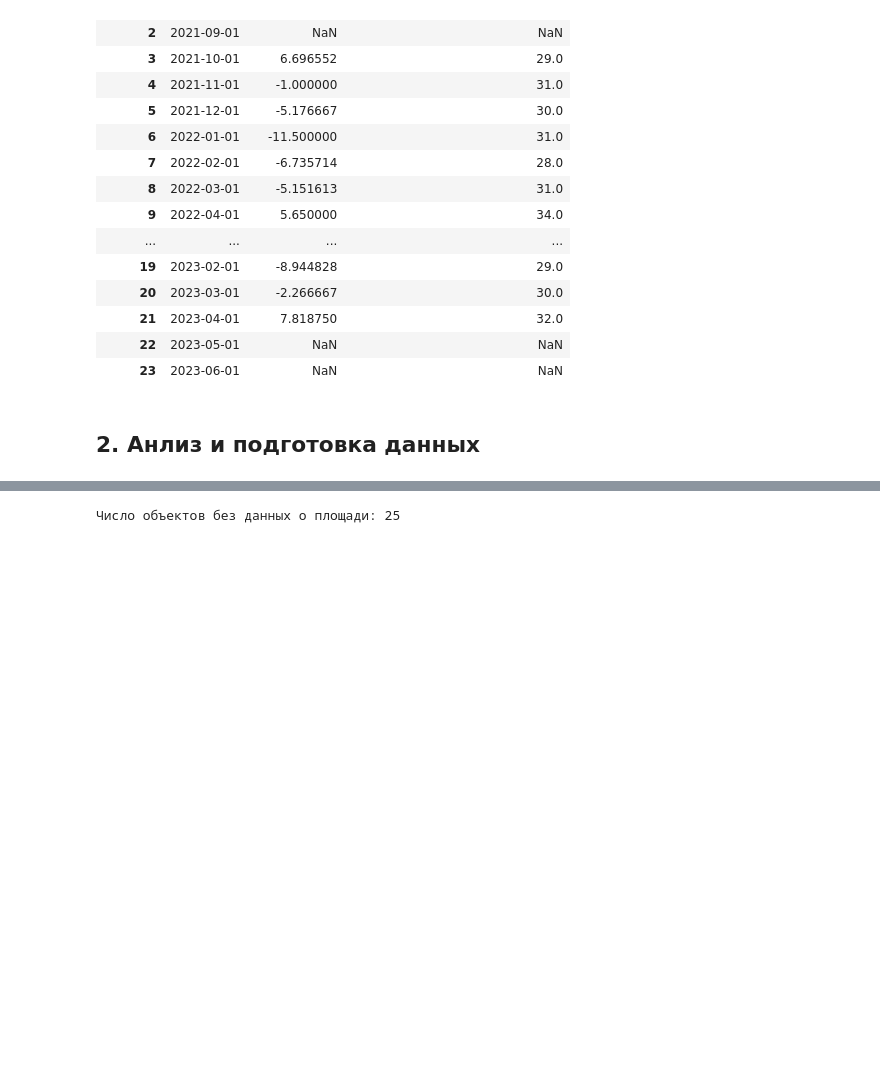
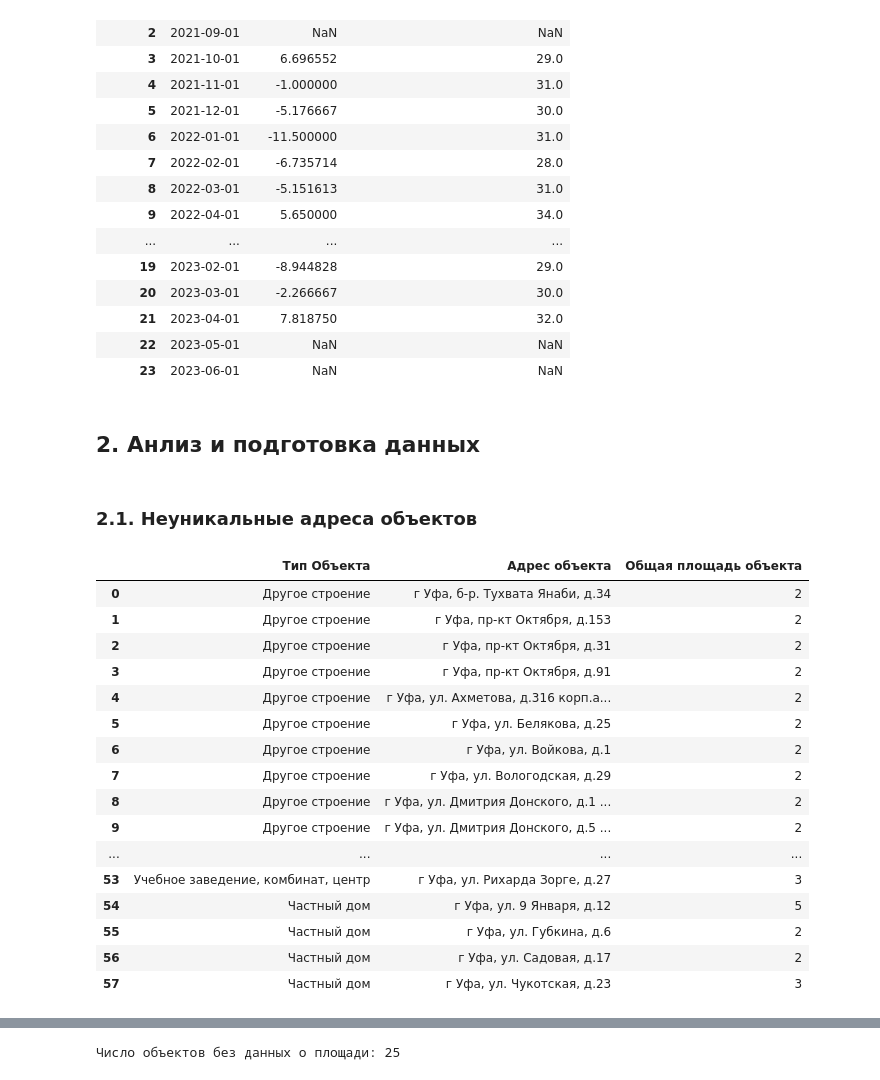
Before and after one commit to YaninaK/anomaly-detection, a Jupyter notebook: notebooks/01_EDA_&_data_preprocessing.ipynb, the cells around one changed output, grey strips where cells are left out. Saved outputs shown, nothing was run; the diff lists cells and outputs as text; code cells hidden in the pictures; blank space fills up the shorter version.

```diff
--- a/notebooks/01_EDA_&_data_preprocessing.ipynb
+++ b/notebooks/01_EDA_&_data_preprocessing.ipynb
@@ -125,3 +125,27 @@ temperature
 # %%
 preprocess = Preprocess()
 data, buildings = preprocess.fit_transform(data, buildings)
+# %% [markdown]
+### 2.1. Неуникальные адреса объектов
+# %%
+df = buildings.groupby(["Тип Объекта", "Адрес объекта"])["Общая площадь объекта"].count()
+df = df[df > 1].reset_index()
+df
+# %% [output]
+|  | Тип Объекта | Адрес объекта | Общая площадь объекта |
+| 0 | Другое строение | г Уфа, б-р. Тухвата Янаби, д.34 | 2 |
+| 1 | Другое строение | г Уфа, пр-кт Октября, д.153 | 2 |
+| 2 | Другое строение | г Уфа, пр-кт Октября, д.31 | 2 |
+| 3 | Другое строение | г Уфа, пр-кт Октября, д.91 | 2 |
+| 4 | Другое строение | г Уфа, ул. Ахметова, д.316 корп.а... | 2 |
+| 5 | Другое строение | г Уфа, ул. Белякова, д.25 | 2 |
+| 6 | Другое строение | г Уфа, ул. Войкова, д.1 | 2 |
+| 7 | Другое строение | г Уфа, ул. Вологодская, д.29 | 2 |
+| 8 | Другое строение | г Уфа, ул. Дмитрия Донского, д.1 ... | 2 |
+| 9 | Другое строение | г Уфа, ул. Дмитрия Донского, д.5 ... | 2 |
+| ... | ... | ... | ... |
+| 53 | Учебное заведение, комбинат, центр | г Уфа, ул. Рихарда Зорге, д.27 | 3 |
+| 54 | Частный дом | г Уфа, ул. 9 Января, д.12 | 5 |
+| 55 | Частный дом | г Уфа, ул. Губкина, д.6 | 2 |
+| 56 | Частный дом | г Уфа, ул. Садовая, д.17 | 2 |
+| 57 | Частный дом | г Уфа, ул. Чукотская, д.23 | 3 |
```
Also changed, not shown: parts of 28 cells of this notebook.
